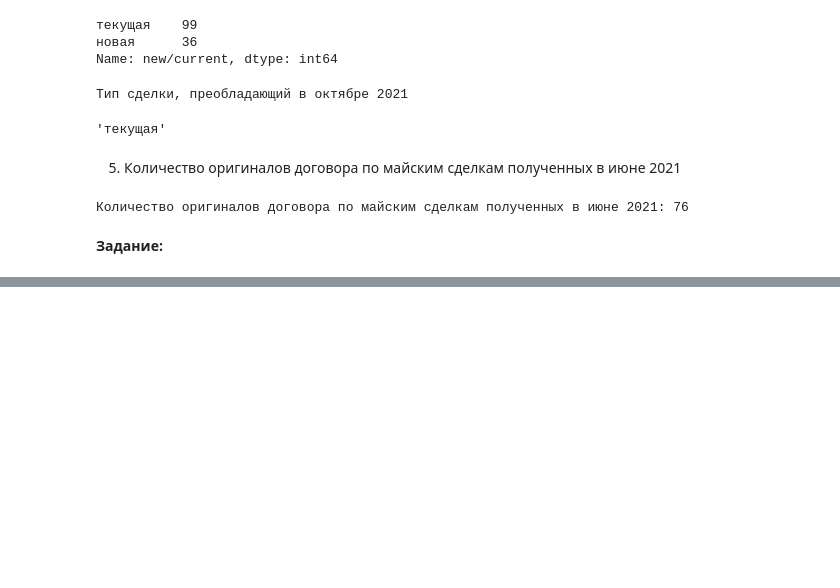
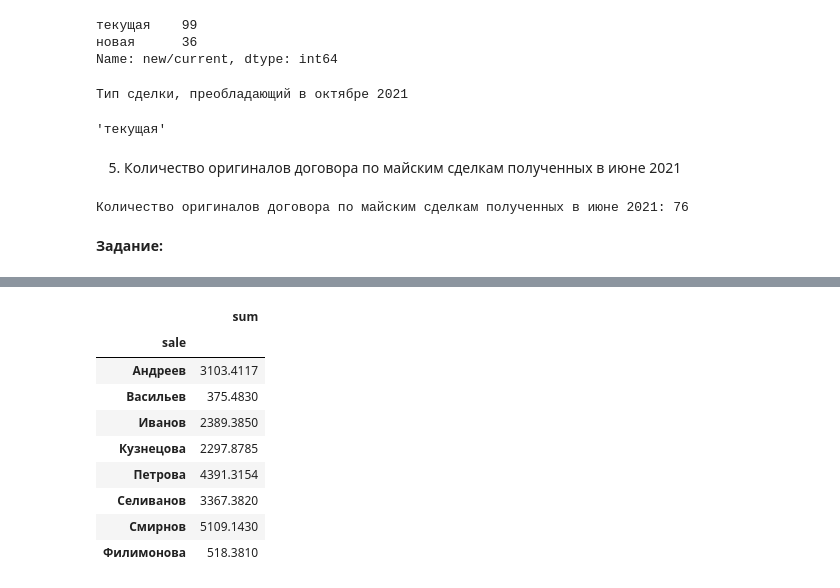
Before and after one commit to riri-pythonissam/test_task_Topface_Media, a Jupyter notebook: test_task.ipynb, the cells around one changed output, grey strips where cells are left out. Saved outputs shown, nothing was run; the diff lists cells and outputs as text; code cells hidden in the pictures; blank space fills up the shorter version.

```diff
--- a/test_task.ipynb
+++ b/test_task.ipynb
@@ -115,0 +149,32 @@ print(f'Количество оригиналов договора по майс
+# %%
+# Остаток перенесенных бонусов, при условии статуса сделки - новая (месяц - июнь)
+mask_june = ((june.iloc[1:]['receiving_date'] > datetime.strptime('2021/07/01', '%Y/%m/%d')) & (june.iloc[1:]['receiving_date'] < datetime.strptime('2021/07/31', '%Y/%m/%d')) & (june.iloc[1:]['status'] != 'ПРОСРОЧЕНО'))
+june_filtered = june.iloc[1:].loc[mask_june]
+june_filtered.loc[june_filtered['new/current'] == 'текущая', 'sum'] = 0
+new_june = june_filtered.groupby('sale')[['sum']].sum()*0.07
+
+# Остаток перенесенных бонусов, при условии статуса сделки - текущая  (месяц - июнь)
+# Начисляемый процент бонусов для суммы меньше 10к
+mask_june_1 = ((june.iloc[1:]['receiving_date'] > datetime.strptime('2021/07/01', '%Y/%m/%d')) & (june.iloc[1:]['receiving_date'] < datetime.strptime('2021/07/31', '%Y/%m/%d')) & (june.iloc[1:]['status'] != 'ПРОСРОЧЕНО') & (june.iloc[1:]['new/current'] == 'текущая'))
+less = june.iloc[1:].loc[mask_june_1]
+less.loc[less['sum'] > 10000, 'sum'] = 0
+old_less_10k_june = less.groupby('sale')[['sum']].sum()*0.03
+
+# Начисляемый процент бонусов для суммы больше 10к
+more = june.iloc[1:].loc[mask_june_1]
+more.loc[more['sum'] < 10000, 'sum'] = 0
+old_more_10k_june = more.groupby('sale')[['sum']].sum()*0.05
+
+# Полученный остаток бонусов в июне
+old_more_10k_june + old_less_10k_june + new_june
+# %% [output]
+|  | sum |
+| sale |  |
+| Андреев | 3103.4117 |
+| Васильев | 375.4830 |
+| Иванов | 2389.3850 |
+| Кузнецова | 2297.8785 |
+| Петрова | 4391.3154 |
+| Селиванов | 3367.3820 |
+| Смирнов | 5109.1430 |
+| Филимонова | 518.3810 |
```
Also changed, not shown: parts of 4 cells of this notebook.
